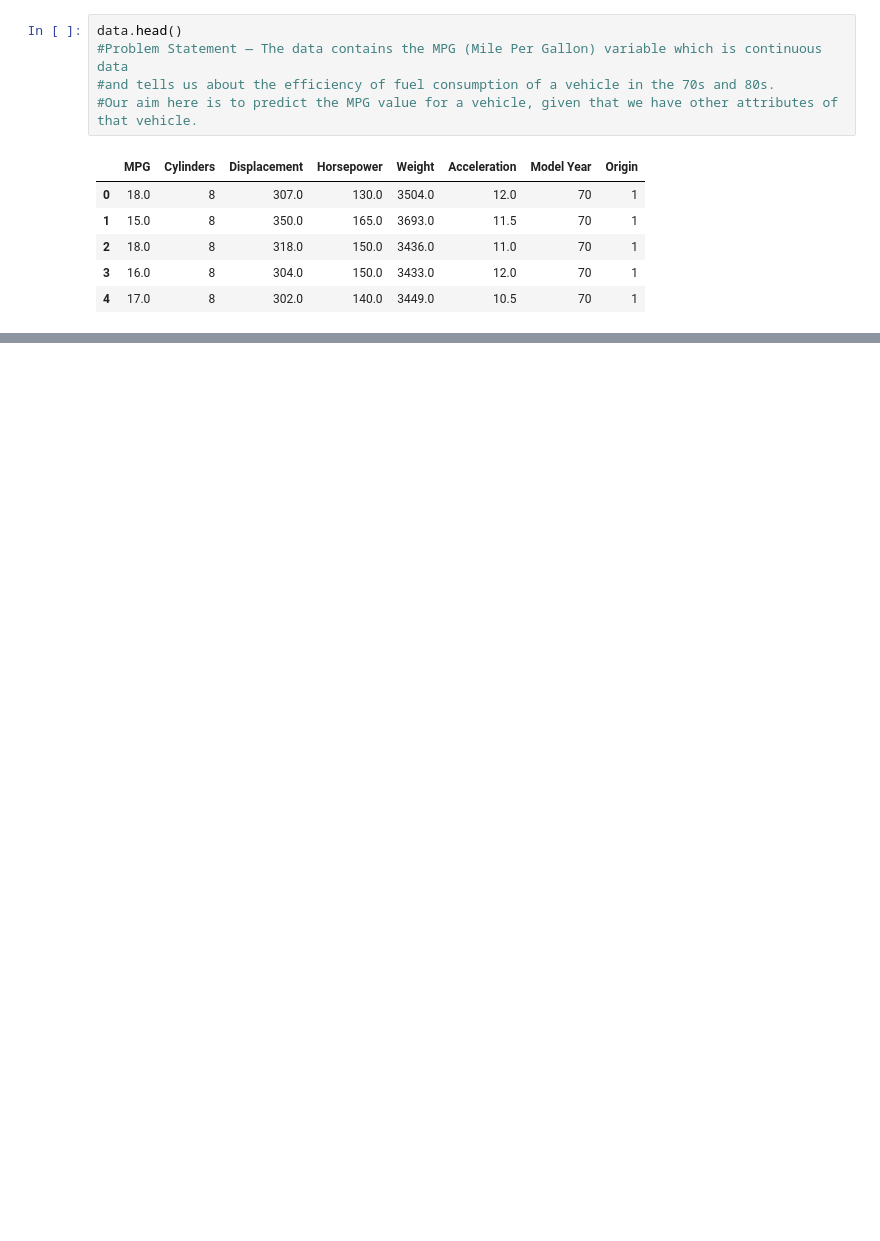
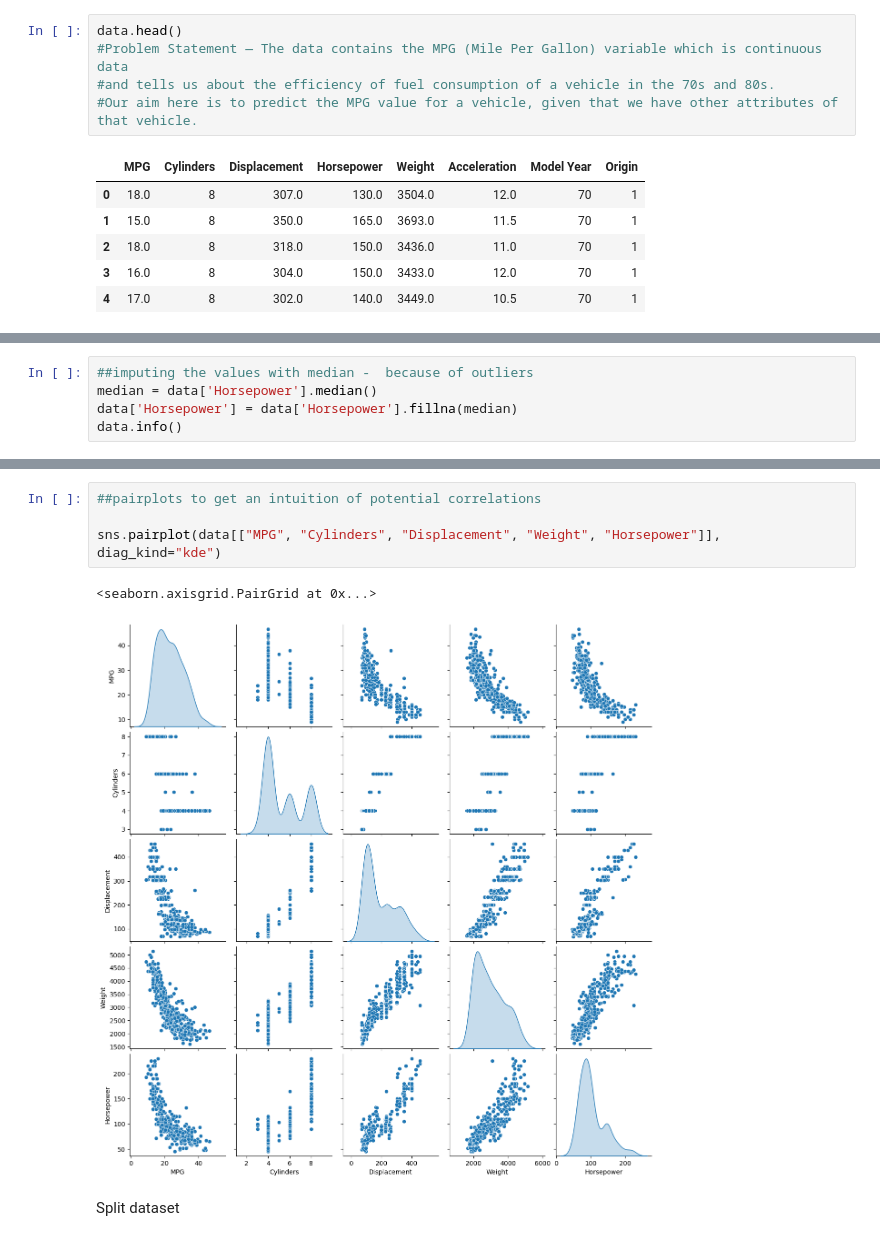
Before and after one commit to domgry/course_pub, a Jupyter notebook: training.ipynb, the cells around one changed output, grey strips where cells are left out. Drawn from its saved outputs; the diff is of its cells as text; blank space fills up the shorter version.

```diff
--- a/training.ipynb
+++ b/training.ipynb
@@ -44,0 +94,5 @@ data.head()
+# %%
+##imputing the values with median -  because of outliers
+median = data['Horsepower'].median()
+data['Horsepower'] = data['Horsepower'].fillna(median)
+data.info()
@@ -44,0 +131,9 @@ data.head()
+# %%
+##pairplots to get an intuition of potential correlations
+
+sns.pairplot(data[["MPG", "Cylinders", "Displacement", "Weight", "Horsepower"]], diag_kind="kde")
+# %% [output]
+<seaborn.axisgrid.PairGrid at 0x...>
+[figure, added]
+# %% [markdown]
+Split dataset
```
Also changed, not shown: parts of 21 cells of this notebook.
